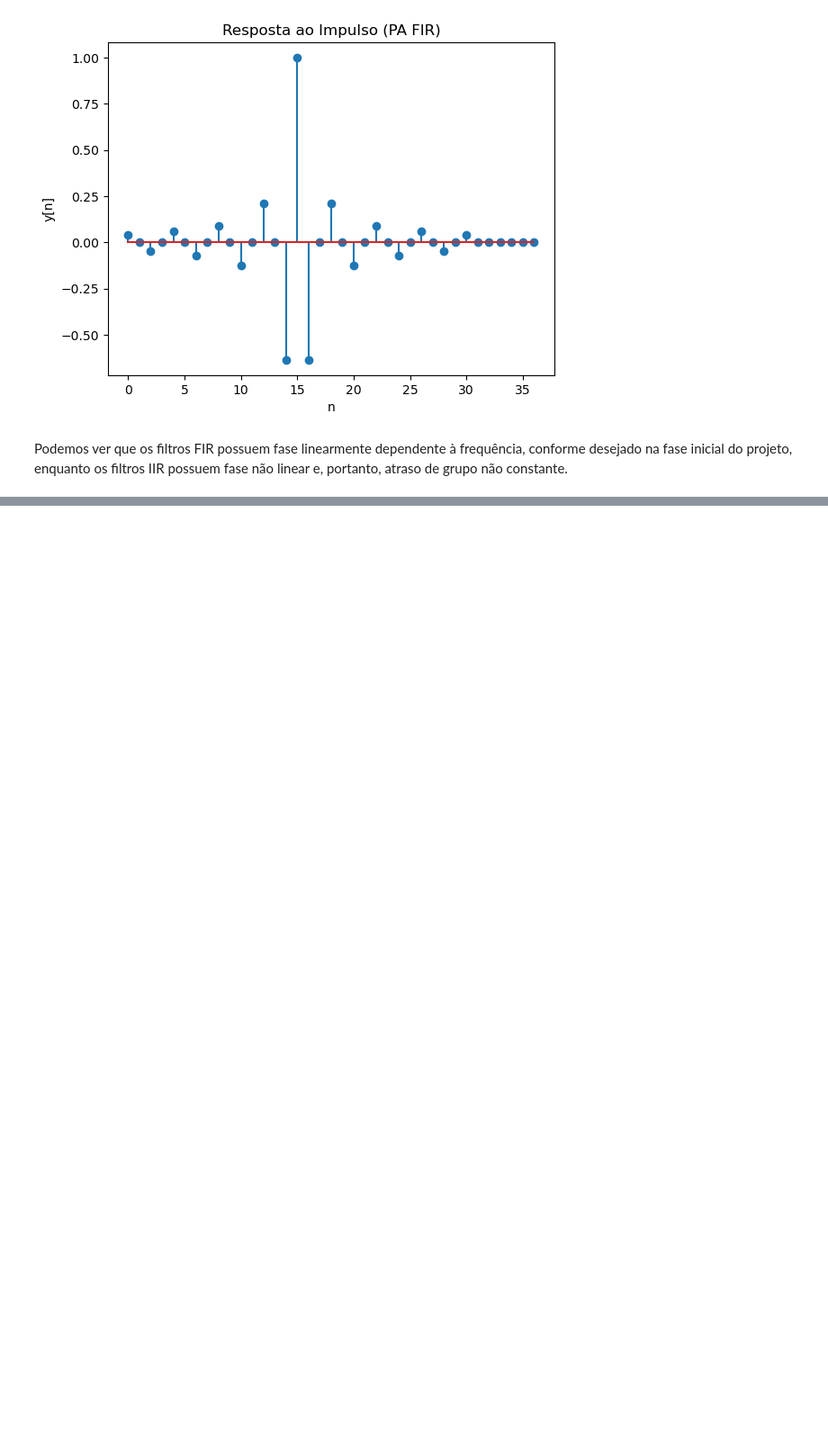
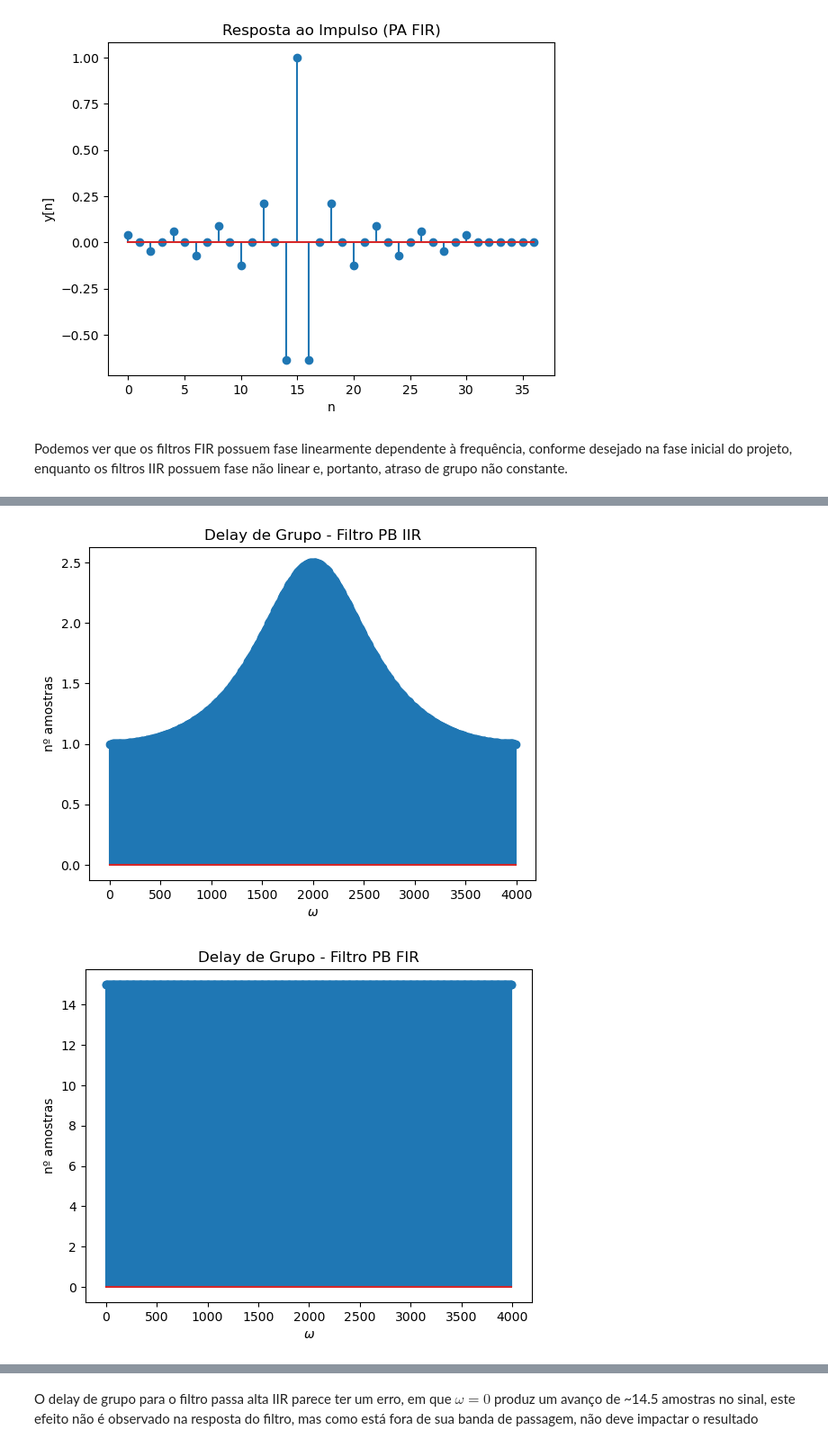
Before and after one commit to Emanuel600/Misc, a Jupyter notebook: DSP/Trabalho_Filtros.ipynb, the cells around one changed output, grey strips where cells are left out. Shown at 90% size. Drawn from its saved outputs; the diff is of its cells as text; code cells hidden in the pictures; blank space fills up the shorter version.

Commit message:
Finalisando Filtros

```diff
--- a/DSP/Trabalho_Filtros.ipynb
+++ b/DSP/Trabalho_Filtros.ipynb
@@ -187,0 +188,9 @@ Os polos em zero dos filtros butterworth parecem estranhos a primeira vista, dad
+# %%
+## Atraso de grupo dos filtros
+DSP.plot_group_delay(b_PBI, a_PBI, fs=fs, title="Delay de Grupo - Filtro PB IIR")
+DSP.plot_group_delay(b_PBF, a_PBF, fs=fs, title="Delay de Grupo - Filtro PB FIR")
+DSP.plot_group_delay(b_PAI, a_PAI, fs=fs, title="Delay de Grupo - Filtro PA IIR")
+DSP.plot_group_delay(b_PAF, a_PAF, fs=fs, title="Delay de Grupo - Filtro PA FIR")
+# %% [output]
+[figure, added]
+[figure, added]
@@ -187,0 +199,2 @@ Os polos em zero dos filtros butterworth parecem estranhos a primeira vista, dad
+# %% [markdown]
+O delay de grupo para o filtro passa alta IIR parece ter um erro, em que $\omega=0$ produz um avanço de ~14.5 amostras no sinal, este efeito não é observado na resposta do filtro, mas como está fora de sua banda de passagem, não deve impactar o resultado
```
Also changed, not shown: parts of 6 cells of this notebook, 1 other file.
